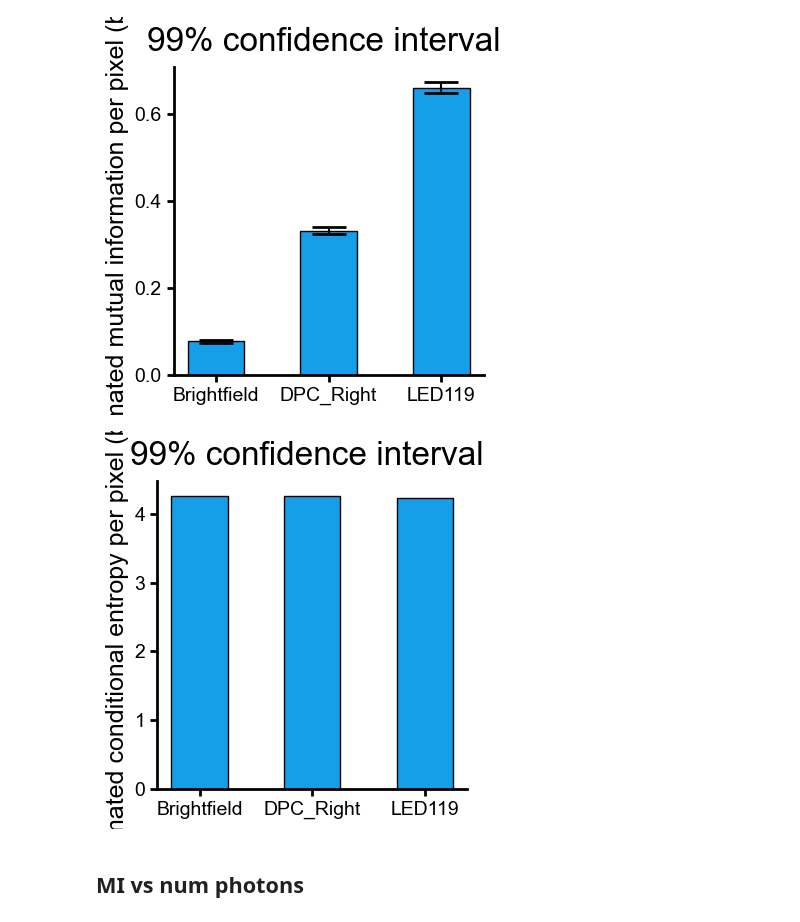
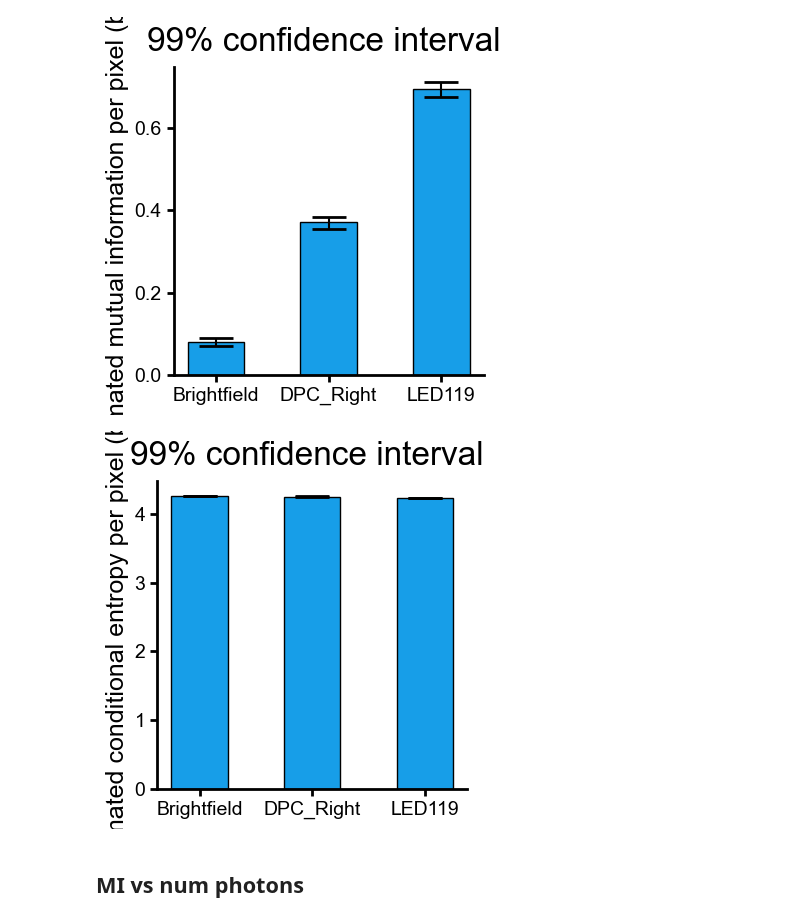
Before and after one commit to Waller-Lab/EncodingInformation, a Jupyter notebook: mi_estimator_experiments/MI_estimator_demonstration.ipynb, the cells around one changed output. Drawn from its saved outputs; the diff is of its cells as text; code cells hidden in the pictures.

Commit message:
add pixelCNN MI example and start transitioning notebooks to new API

```diff
--- a/mi_estimator_experiments/MI_estimator_demonstration.ipynb
+++ b/mi_estimator_experiments/MI_estimator_demonstration.ipynb
@@ -33,7 +30,7 @@ channel_names = ['Brightfield', 'DPC_Right', 'LED119' ]
 edge_crop = 32
 num_images = 5000
 num_patches = 5000
-photons_per_pixel = []
+photons_per_pixel = 300
 num_bootstrap_samples = 10
 confidence_interval = 99
 patch_size = 10
@@ -49,10 +46,10 @@ for channel_name in tqdm(channel_names):
     noisy_patches = add_noise(patches)
 
     mi_mean, mi_confidence = run_bootstrap(noisy_patches, num_bootstrap_samples=num_bootstrap_samples, confidence_interval=confidence_interval,
-                estimation_fn=lambda noisy_images: estimate_mutual_information(noisy_images=noisy_images, verbose=True))
+                estimation_fn=lambda noisy_images: estimate_mutual_information(noisy_images=noisy_images, verbose=False), verbose=True)
 
     h_y_given_x_mean, h_y_given_x_confidence = run_bootstrap(noisy_patches, num_bootstrap_samples=num_bootstrap_samples, confidence_interval=confidence_interval,
-                estimation_fn=lambda noisy_images: estimate_conditional_entropy(patches))
+                estimation_fn=lambda noisy_images: estimate_conditional_entropy(noisy_images), verbose=True)
 
     mi_means.append(mi_mean)
     mi_confidences.append(mi_confidence)
@@ -144,35 +103,35 @@ ax.bar(
 )
 
 # add labels, title, and legend
 ax.set_xticks(np.arange(len(channel_names)) + bar_width / 2, channel_names)
 ax.set_ylabel('Estimated mutual information per pixel (bits)')
 fig.suptitle(f'{confidence_interval}% confidence interval')
 clear_spines(ax)
 
 # make another plot for conditional entropy
 fig, ax = plt.subplots(1, 1, figsize=(4, 4))
 
 lower_errors = h_y_given_x_means - h_y_given_x_confidences[:, 0]
 upper_errors = h_y_given_x_confidences[:, 1] - h_y_given_x_means
 
 ax.bar(
     positions,
     h_y_given_x_means,
-    # yerr=np.array([lower_errors, upper_errors]),
+    yerr=np.array([lower_errors, upper_errors]),
     width=bar_width,
     color=colors[0],
     edgecolor='k',
     linewidth=1,
     error_kw=error_kw
 )
 
 # add labels, title, and legend
 ax.set_xticks(np.arange(len(channel_names)) + bar_width / 2, channel_names)
 ax.set_ylabel('Estimated conditional entropy per pixel (bits)')
 fig.suptitle(f'{confidence_interval}% confidence interval')
 clear_spines(ax)
 # %% [output]
-[figure, old version]
+[figure, new version]
 [figure]
 # %% [markdown]
 ## MI vs num photons
```
Also changed, not shown: parts of 5 cells of this notebook, 13 other files.
